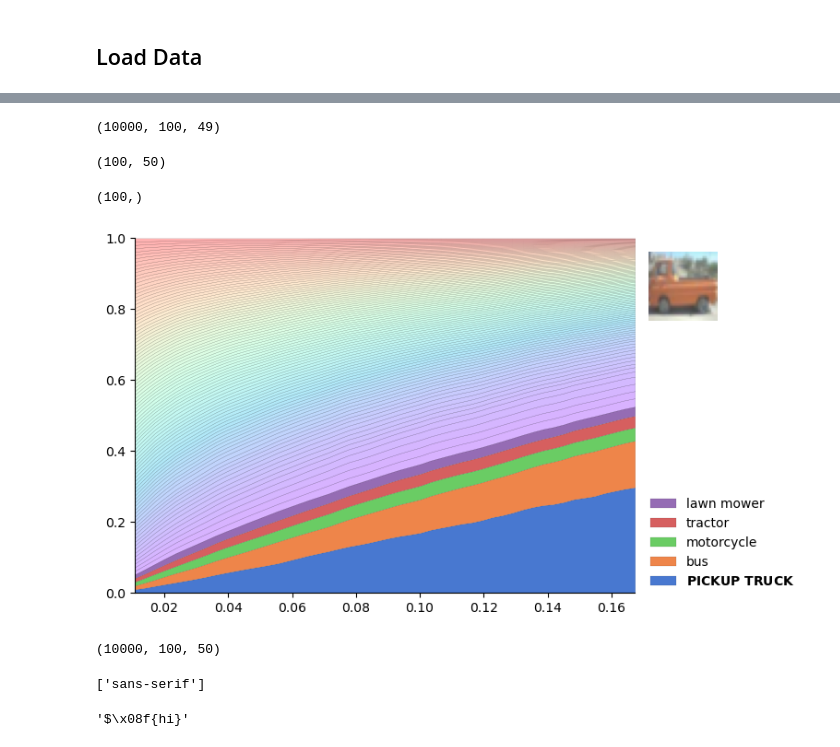
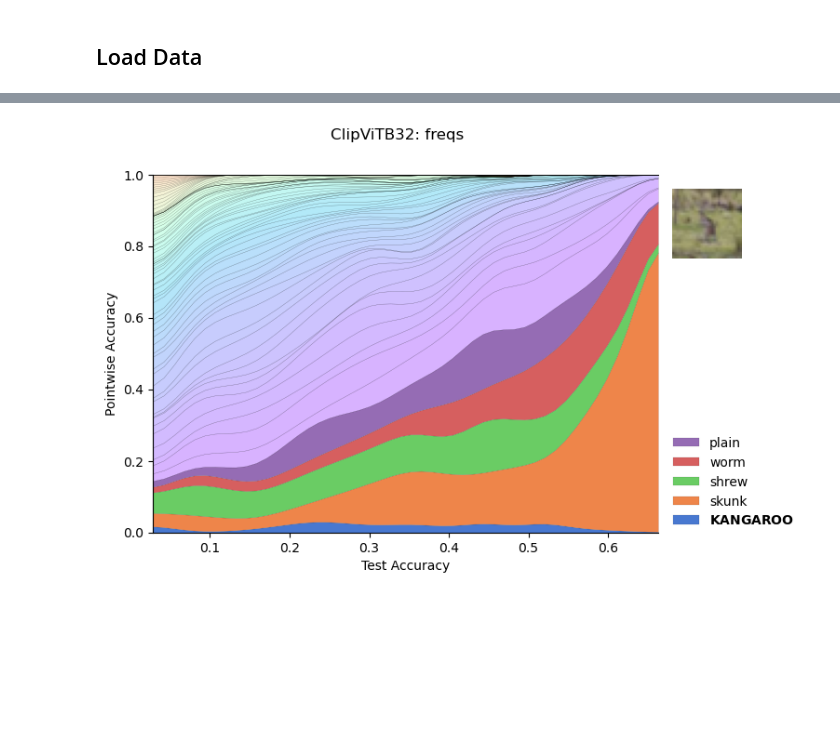
Before and after one commit to nikhil-ghosh-berkeley/dist-shift, a Jupyter notebook: preetum/dec31_unified.ipynb, the cells around one changed output, grey strips where cells are left out. Drawn from its saved outputs; the diff is of its cells as text; code cells hidden in the pictures; blank space fills up the shorter version.

```diff
--- a/preetum/dec31_unified.ipynb
+++ b/preetum/dec31_unified.ipynb
@@ -80,9 +79,8 @@ groups:  ['ClipViTB32', 'ClipViTB16']
-# %%
-grouped['ClipViTB32']['probs'].shape
-# %% [output]
-(10000, 100, 49)
+# %%
+gname = 'ClipViTB32'
+G = grouped[gname]
 # %%
-def std_single(Gi, x, gridpts, t="probs"):
+def std_single(Gi, x, gridpts, t="probs", smooth=True, sigma=2.0):
     """
         Return a "standard form" for the stackplots.
         Gi : (NUM_LABELS, NUM_CHECKPOINTS)
@@ -95,31 +93,32 @@ def std_single(Gi, x, gridpts, t="probs"):
         # linearly interpolate the curve on uniform grid
         f = interp1d(x, y, kind='linear')
         yy = f(xx)
+        if smooth:
+            yy = gaussian_filter1d(yy, sigma=sigma) # note that this doesn't mess up the probability simplex
         res.append(yy)
     return np.array(res)
 
 gridpts = 50
 t = 'probs'
-x = G['xsoft'] if t=='probs' else G['x']
+xkey = 'x' # 'x' or 'xsoft'
+x = G[xkey]
 xx = np.linspace(x.min(), x.max(), gridpts) # gridpts
 
 i = rng.choice(np.arange(NUM_SAMPLES))
-sample = std_single(G[t][i], xx, t)
+sample = std_single(G[t][i], x, xx, t)
-# %%
-sample.shape
-# %% [output]
-(100, 50)
-# %%
-sample.sum(axis=1).shape
-# %% [output]
-(100,)
 # %%
 def stacksimple(i, x, prof, topk=5, ax=None):
+    """
+        i: index of image in dataset
+        x: x-axis points
+        prof: profile (NUM_LABELS, len(x))
+        topk: number of "main" labels, for the legend.
+    """
     true_label = ytest[i]
     areas = prof.sum(axis=1)
     areas[true_label] = +np.infty # force true label to be first
     ind = np.argsort(areas)[::-1] # sort labels according to their integrals
-    #top_labels = ind[:topk]
+
     label_names = [classes[idx] if j < topk else '_nolegend_' for j, idx in enumerate(ind)]
     if ax is None:
         f, ax = plt.subplots(figsize=(7, 5))
@@ -139,35 +138,49 @@ def stacksimple(i, x, prof, topk=5, ax=None):
     stacks = ax.stackplot(x, prof[ind], labels=label_names, colors=colors)
 
     for s in stacks: #stacks[topk:]:
         s.set_edgecolor((0,0,0, 0.3))
         s.set_linewidth(0.2)
 
     handles, labels = ax.get_legend_handles_labels()
     labels[0] = "$\\bf{" + labels[0].upper().replace('_', '\ ') + "}$"
     labels = list(map(lambda e : e.replace('_', ' '), labels))
     handles, labels = handles[::-1], labels[::-1] # flip order
 
     ax.legend(handles, labels, bbox_to_anchor=(1.02, 0), loc='lower left', borderaxespad=0, frameon=False)
     ax.set_xlim(x.min(), x.max())
     ax.set_ylim(0, 1)
     # ax.set_axis_off()
     sns.despine()
 
     ax2 = f.add_axes([0.9, 0.7, 0.15, 0.15], aspect='equal')
     ax2.set_axis_off()
     ax2.imshow(dataset[i][0])
 
-    return ax
+    return f
 
 
+
+
+gridpts = 50
+t = 'freqs' # 'freqs' or 'probs'
+xkey = 'x' # 'x' or 'xsoft'
+x = G[xkey]
+xx = np.linspace(x.min(), x.max(), gridpts) # gridpts
+
 i = rng.choice(np.arange(NUM_SAMPLES))
-sample = std_single(G[t][i], xx, t)
+# i=16
+sample = std_single(G[t][i], x, xx, t, smooth=True, sigma=2.0)
+
 
 # sns.set_style('white')
 sns.reset_defaults()
 
 mpl.rcParams['font.family'] = 'sans-serif'
-ax = stacksimple(i, xx, sample)
+f = stacksimple(i, xx, sample)
+f.suptitle(f'{gname}: {t}');
+f.axes[0].set_xlabel('Test Accuracy' if xkey == 'x' else 'Test SoftAccuracy');
+f.axes[0].set_ylabel('Pointwise ' + ('' if xkey == 'x' else 'Soft') + 'Accuracy');
+f
 # %% [output]
-[figure, old version]
+[figure, new version]
 # %%
@@ -181,12 +189,0 @@ q= np.array(q)
-# %%
-q.shape
-# %% [output]
-(10000, 100, 50)
-# %%
-mpl.rcParams['font.family']
-# %% [output]
-['sans-serif']
-# %%
-"$\bf{" +'hi' + '}'
-# %% [output]
-'$\x08f{hi}'
```
Also changed, not shown: parts of 10 cells of this notebook, 1 other file.
